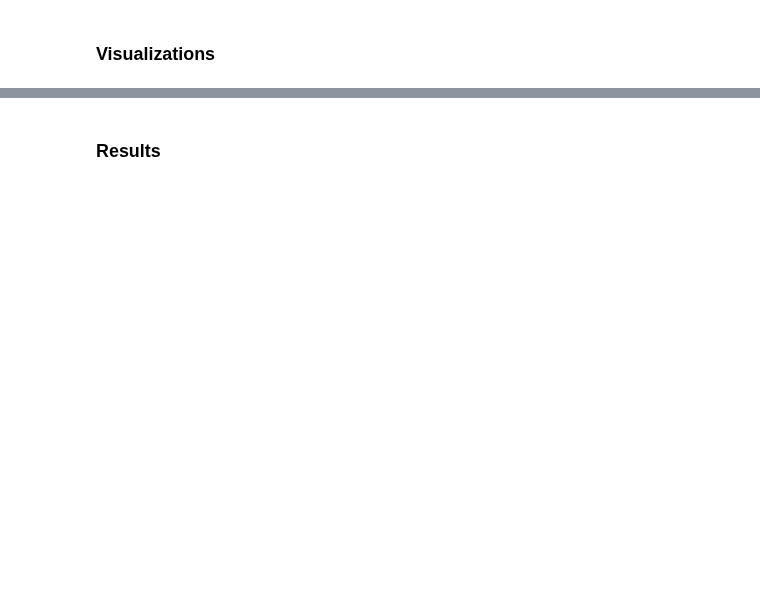
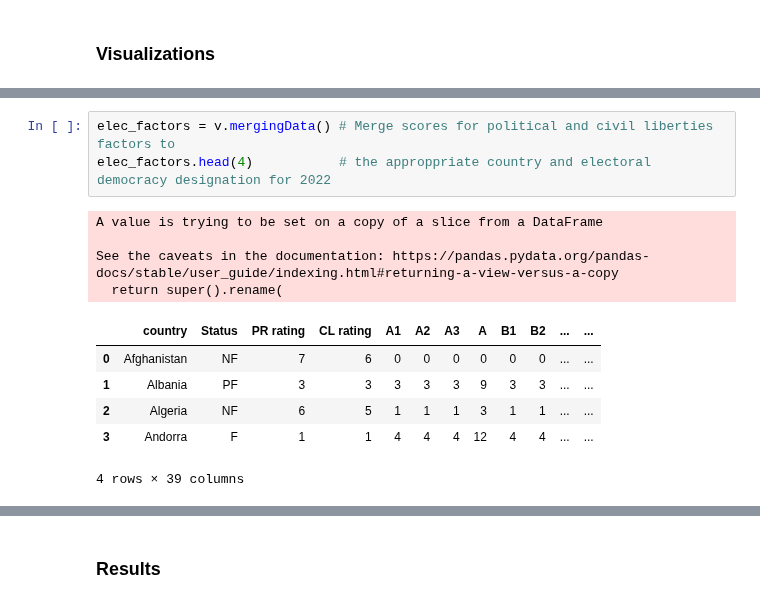
Before and after one commit to uic-cs418/cs418-spring22-eda-llc, a Jupyter notebook: Final Project by EDA LLC..ipynb, the cells around one changed output, grey strips where cells are left out. Saved outputs shown, nothing was run; the diff lists cells and outputs as text; blank space fills up the shorter version.

```diff
--- a/Final Project by EDA LLC..ipynb
+++ b/Final Project by EDA LLC..ipynb
@@ -22,0 +59,14 @@ In addition, we incorporated data about countries' poverty index and literacy ra
+# %%
+elec_factors = v.mergingData() # Merge scores for political and civil liberties factors to
+elec_factors.head(4)           # the approppriate country and electoral democracy designation for 2022
+# %% [output]
+A value is trying to be set on a copy of a slice from a DataFrame
+
+See the caveats in the documentation: https://pandas.pydata.org/pandas-docs/stable/user_guide/indexing.html#returning-a-view-versus-a-copy
+  return super().rename(
+|  | country | Status | PR rating | CL rating | A1 | A2 | A3 | A | B1 | B2 | ... | ... |
+| 0 | Afghanistan | NF | 7 | 6 | 0 | 0 | 0 | 0 | 0 | 0 | ... | ... |
+| 1 | Albania | PF | 3 | 3 | 3 | 3 | 3 | 9 | 3 | 3 | ... | ... |
+| 2 | Algeria | NF | 6 | 5 | 1 | 1 | 1 | 3 | 1 | 1 | ... | ... |
+| 3 | Andorra | F | 1 | 1 | 4 | 4 | 4 | 12 | 4 | 4 | ... | ... |
+4 rows × 39 columns
```
Also changed, not shown: parts of 9 cells of this notebook, 1 other file.
